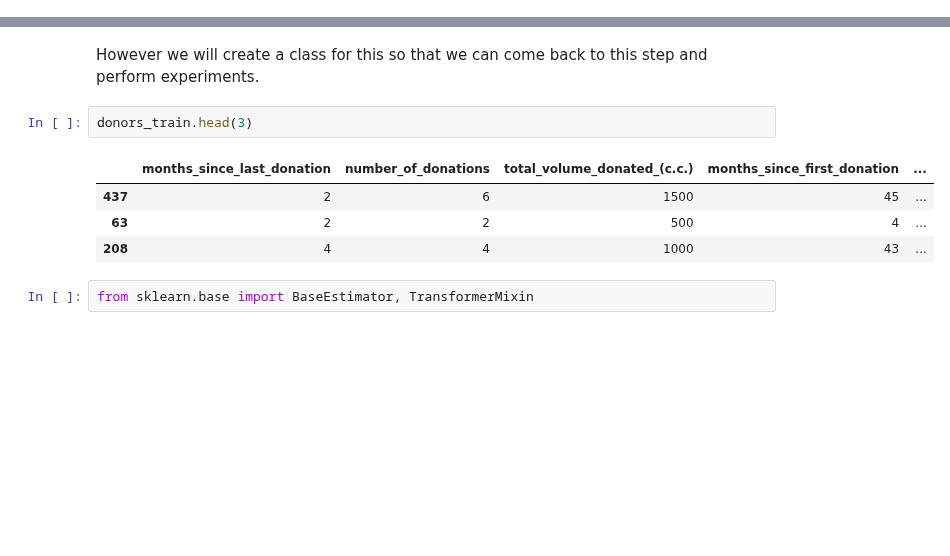
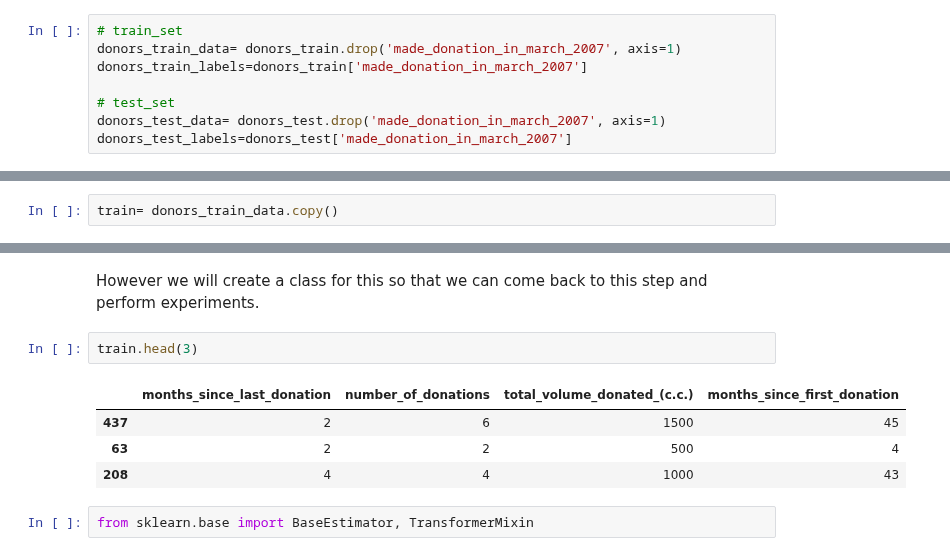
Before and after one commit to mdushetwar/Blood-Donation-Prediction, a Jupyter notebook: BloodDonationPred.ipynb, the cells around one changed output, grey strips where cells are left out. Saved outputs shown, nothing was run; the diff lists cells and outputs as text; blank space fills up the shorter version.

```diff
--- a/BloodDonationPred.ipynb
+++ b/BloodDonationPred.ipynb
@@ -409,5 +413,15 @@ donors_test.drop_duplicates(inplace=True)
+# %%
+# train_set
+donors_train_data= donors_train.drop('made_donation_in_march_2007', axis=1)
+donors_train_labels=donors_train['made_donation_in_march_2007']
+
+# test_set
+donors_test_data= donors_test.drop('made_donation_in_march_2007', axis=1)
+donors_test_labels=donors_test['made_donation_in_march_2007']
 # %% [markdown]
 # Multicollinearity
+# %%
+train= donors_train_data.copy()
 # %% [markdown]
 Since "number_of_donations" and "total_volume_donated_(c.c.)" are highly correlated (as evidenced by their correlation coefficient of 1.0 in your earlier analysis), we can drop one of them to reduce the curse of dimensionality.
 
@@ -417,12 +431,12 @@ The reason is that "number_of_donations" provides a more direct measure of the d
 # %% [markdown]
 However we will create a class for this so that we can come back to this step and perform experiments.
 # %%
-donors_train.head(3)
+train.head(3)
 # %% [output]
-|  | months_since_last_donation | number_of_donations | total_volume_donated_(c.c.) | months_since_first_donation | ... |
-| 437 | 2 | 6 | 1500 | 45 | ... |
-| 63 | 2 | 2 | 500 | 4 | ... |
-| 208 | 4 | 4 | 1000 | 43 | ... |
+|  | months_since_last_donation | number_of_donations | total_volume_donated_(c.c.) | months_since_first_donation |
+| 437 | 2 | 6 | 1500 | 45 |
+| 63 | 2 | 2 | 500 | 4 |
+| 208 | 4 | 4 | 1000 | 43 |
 # %%
 from sklearn.base import BaseEstimator, TransformerMixin
 # %%
```
Also changed, not shown: parts of 18 cells of this notebook.
